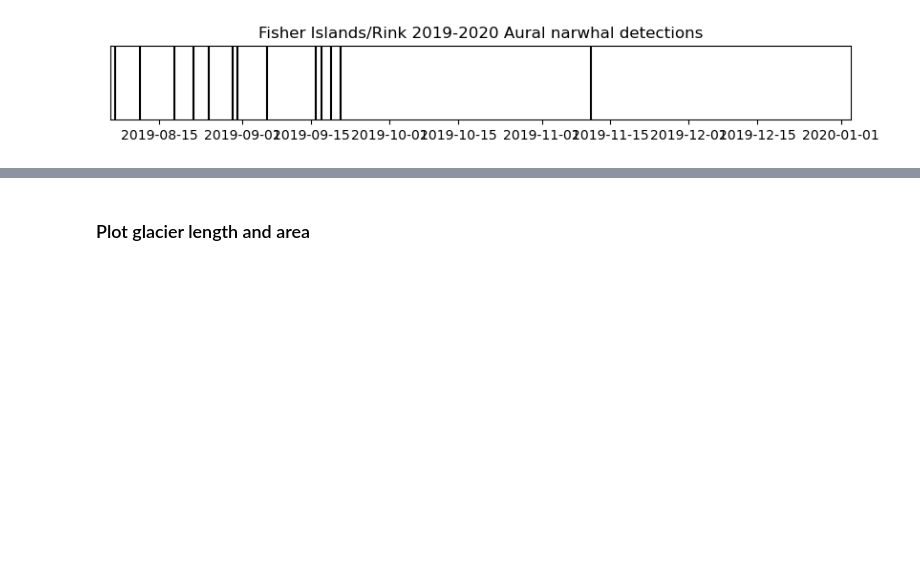
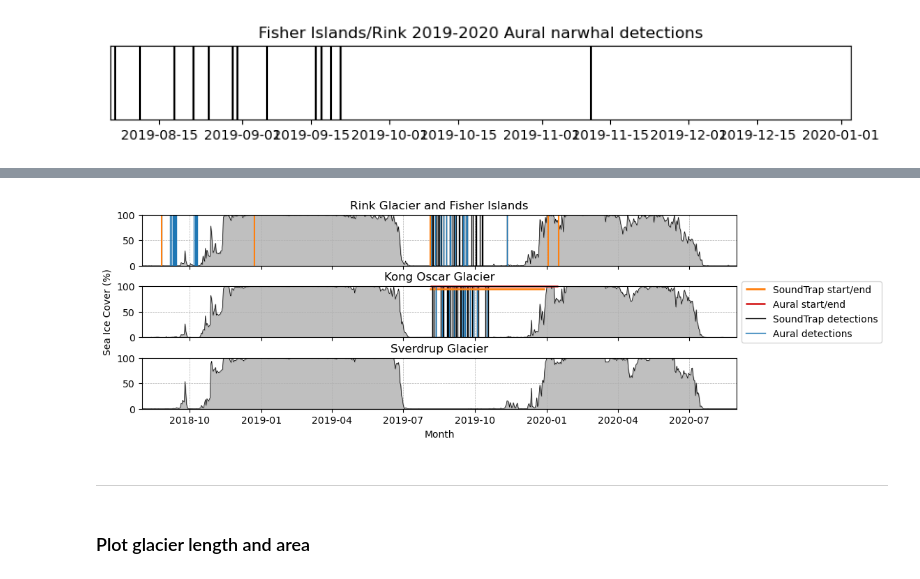
Before and after one commit to mjzahn/OMG_narwhals_habitat-model, a Jupyter notebook: Exploratory plots.ipynb, the cells around one changed output, grey strips where cells are left out. Saved outputs shown, nothing was run; the diff lists cells and outputs as text; code cells hidden in the pictures; blank space fills up the shorter version.

```diff
--- a/Exploratory plots.ipynb
+++ b/Exploratory plots.ipynb
@@ -165,3 +324,68 @@ print(rink_aural_narwhal_det_array.sum())
+# %%
+plt.rcParams["figure.figsize"] = (11,2)
+fig, (ax1,ax2,ax3,ax4,ax5,ax6) = plt.subplots(3, sharex=True, sharey=False)
+# fig.suptitle('Sea Ice Cover in Melville Bay Fjords')
+
+plt.subplots_adjust(top=1.5, hspace=0.4)
+
+# RINK/FISHER ====
+ax1.plot(dates_dt64, fisher_ice_percent, 'k', linewidth=0.5)
+ax1.fill_between(dates_dt64, 0, fisher_ice_percent, color='gray', alpha=0.5)
+ax1.set_title("Rink Glacier and Fisher Islands")
+ax1.grid(linestyle='--', linewidth=0.5)
+ax1.margins(x=0,y=0)
+# add narwhal detections ----
+for xcoord in rink_aural_narwhal_dates:
+    ax1.axvline(x=xcoord, color='tab:blue', linewidth=1)
+for xcoord in fisher_ST_narwhal_dates:
+    ax1.axvline(x=xcoord, color='k', linewidth=1)
+for xcoord in fisher_aural_narwhal_dates:
+    ax1.axvline(x=xcoord, color='tab:blue', linewidth=1)
+
+# legend
+ax1.axvline(x=rink_aural_dates_array[0],    color='tab:orange', linewidth=1.5)
+ax1.axvline(x=rink_aural_dates_array[-1],   color='tab:orange', linewidth=1.5)
+ax1.axvline(x=fisher_aural_dates_array[0],  color='tab:orange', linewidth=1.5)
+ax1.axvline(x=fisher_aural_dates_array[-1], color='tab:orange', linewidth=1.5)
+ax1.axvline(x=fisher_ST_dates_array[0],     color='tab:orange', linewidth=1.5)
+ax1.axvline(x=fisher_ST_dates_array[-1],    color='tab:orange', linewidth=1.5)
+
+# KONG OSCAR ====
+
+ax2.hlines(y=95, xmin=KO_aural_dates_array[0], xmax=KO_aural_dates_array[-1], linewidth=2, color='tab:orange', clip_on=False, label='SoundTrap start/end')
+ax2.hlines(y=100, xmin=KO_ST_dates_array[0], xmax=KO_ST_dates_array[-1], linewidth=2, color='tab:red', clip_on=False, label='Aural start/end')
+
+ax3.plot(dates_dt64, ko_ice_percent, 'k', linewidth=0.5)
+ax3.fill_between(dates_dt64, 0, ko_ice_percent, color='gray', alpha=0.5)
+ax3.set_title("Kong Oscar Glacier")
+ax3.set_ylabel("Sea Ice Cover (%)")
+ax3.grid(linestyle='--', linewidth=0.5)
+ax3.margins(x=0,y=0)
+# add narwhal detections ----
+for xcoord in KO_ST_narwhal_dates:
+    ax2.axvline(x=xcoord, color='k', linewidth=1)
+# plt.xlim(KO_ST_dates_array[0], KO_ST_dates_array[-1])
+for xcoord in KO_aural_narwhal_dates:
+    ax2.axvline(x=xcoord, color='tab:blue', linewidth=1)
+
+# legend
+ax2.axvline(x=KO_ST_narwhal_dates[0], color='k', linewidth=1, label='SoundTrap detections')
+ax2.axvline(x=KO_aural_narwhal_dates[0], color='tab:blue', linewidth=1, label='Aural detections')
+ax2.legend(loc='center left', bbox_to_anchor=(1, 0.5))
+
+# SVERDRUP ====
+ax3.plot(dates_dt64, sver_ice_percent, 'k', linewidth=0.5)
+ax3.fill_between(dates_dt64, 0, sver_ice_percent, color='gray', alpha=0.5)
+ax3.set_title("Sverdrup Glacier")
+ax3.grid(linestyle='--', linewidth=0.5)
+ax3.margins(x=0,y=0)
+plt.xlabel("Month");
+
+# plt.savefig('Figures/melville_sea_ice_conc.png', bbox_inches='tight', dpi=300, facecolor='white')
+# %% [output]
+[figure, added]
+# %% [markdown]
+***
 # %% [markdown]
 ### Plot glacier length and area
 # %%
```
Also changed, not shown: parts of 22 cells of this notebook, 1 other file.
